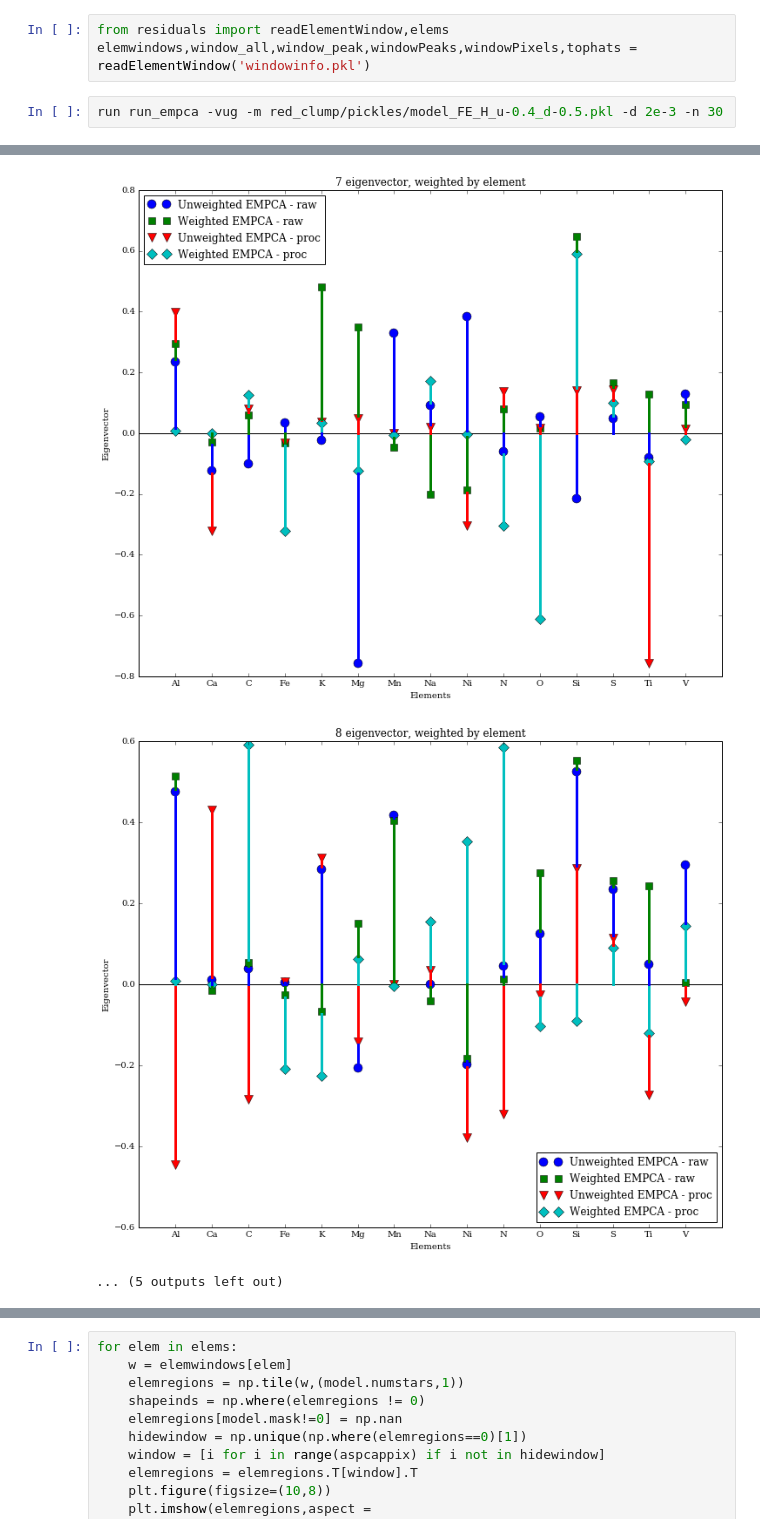
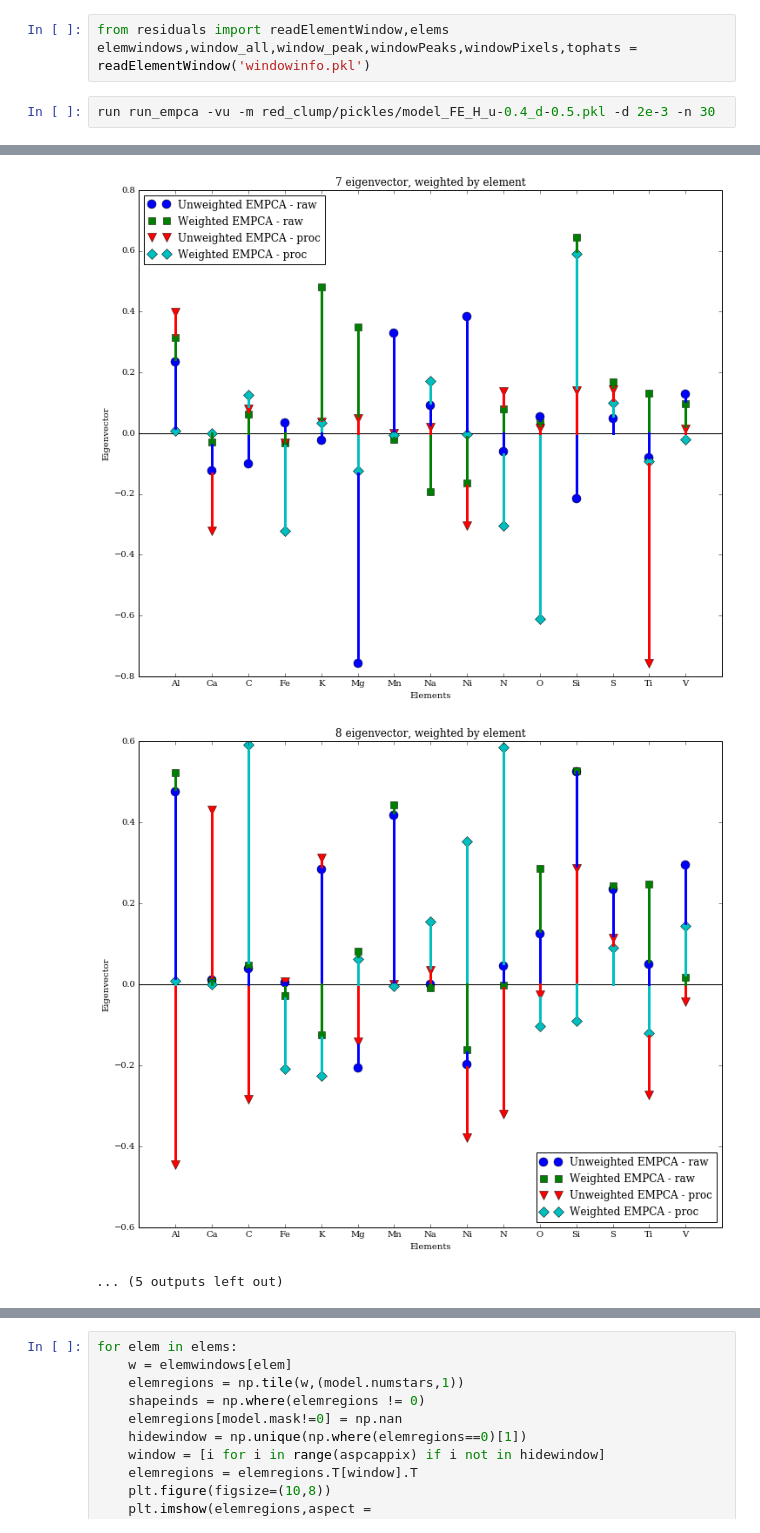
Before and after one commit to NatalieP-J/rcapogee-plots, a Jupyter notebook: Red Clump Plots.ipynb, the cells around one changed output, grey strips where cells are left out. Saved outputs shown, nothing was run; the diff lists cells and outputs as text.

```diff
--- a/Red Clump Plots.ipynb
+++ b/Red Clump Plots.ipynb
@@ -29,5 +29,5 @@ Finding random sigma runtime 1.72 s
 from residuals import readElementWindow,elems
 elemwindows,window_all,window_peak,windowPeaks,windowPixels,tophats = readElementWindow('windowinfo.pkl')
 # %%
-run run_empca -vug -m red_clump/pickles/model_FE_H_u-0.4_d-0.5.pkl -d 2e-3 -n 30
+run run_empca -vu -m red_clump/pickles/model_FE_H_u-0.4_d-0.5.pkl -d 2e-3 -n 30
 # %% [output]
@@ -60,3 +60,3 @@ var, Vnoise  1.73273021126e-05 3.86625385862e-05
-[figure, old version]
+[figure, new version]
-[figure, old version]
+[figure, new version]
 ... (5 outputs left out)
```
Also changed, not shown: parts of 12 cells of this notebook, 6 other files.
